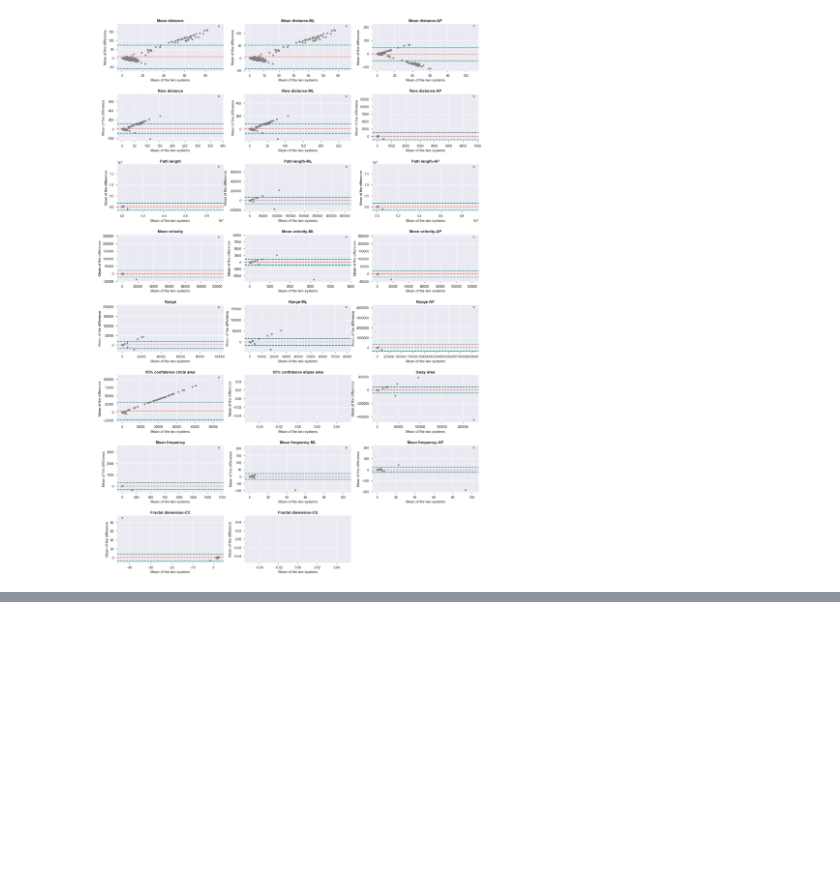
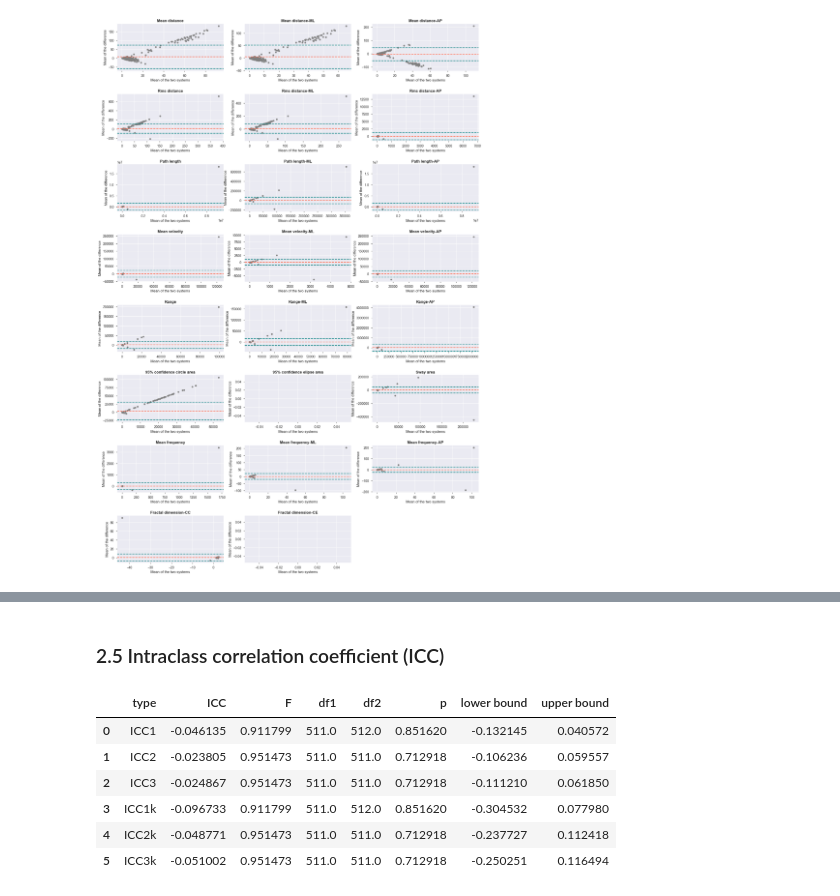
Before and after one commit to Antoninj/master_thesis, a Jupyter notebook: notebooks/results_analysis.ipynb, the cells around one changed output, grey strips where cells are left out. Cells and saved outputs as stored; diff of their text form; code cells hidden in the pictures; blank space fills up the shorter version.

```diff
--- a/notebooks/results_analysis.ipynb
+++ b/notebooks/results_analysis.ipynb
@@ -249,0 +244,2 @@ d["test"][]
+# %% [markdown]
+### 2.5 Intraclass correlation coefficient (ICC)
@@ -249,0 +249,19 @@ d["test"][]
+# %%
+psych = importr("psych")
+# %%
+df = DataFrame({"WBB Mean distance": FloatVector(wbb_time["Mean distance"]),
+                "FP Mean distance": FloatVector(fp_time_cut["Mean distance"])})
+# %%
+icc_res = psych.ICC(df)
+iccs_r_df = icc_res[0]
+iccs_df = pandas2ri.ri2py(iccs_r_df)
+# %%
+iccs_df
+# %% [output]
+|  | type | ICC | F | df1 | df2 | p | lower bound | upper bound |
+| 0 | ICC1 | -0.046135 | 0.911799 | 511.0 | 512.0 | 0.851620 | -0.132145 | 0.040572 |
+| 1 | ICC2 | -0.023805 | 0.951473 | 511.0 | 511.0 | 0.712918 | -0.106236 | 0.059557 |
+| 2 | ICC3 | -0.024867 | 0.951473 | 511.0 | 511.0 | 0.712918 | -0.111210 | 0.061850 |
+| 3 | ICC1k | -0.096733 | 0.911799 | 511.0 | 512.0 | 0.851620 | -0.304532 | 0.077980 |
+| 4 | ICC2k | -0.048771 | 0.951473 | 511.0 | 511.0 | 0.712918 | -0.237727 | 0.112418 |
+| 5 | ICC3k | -0.051002 | 0.951473 | 511.0 | 511.0 | 0.712918 | -0.250251 | 0.116494 |
```
Also changed, not shown: parts of 8 cells of this notebook, 4 other files.
